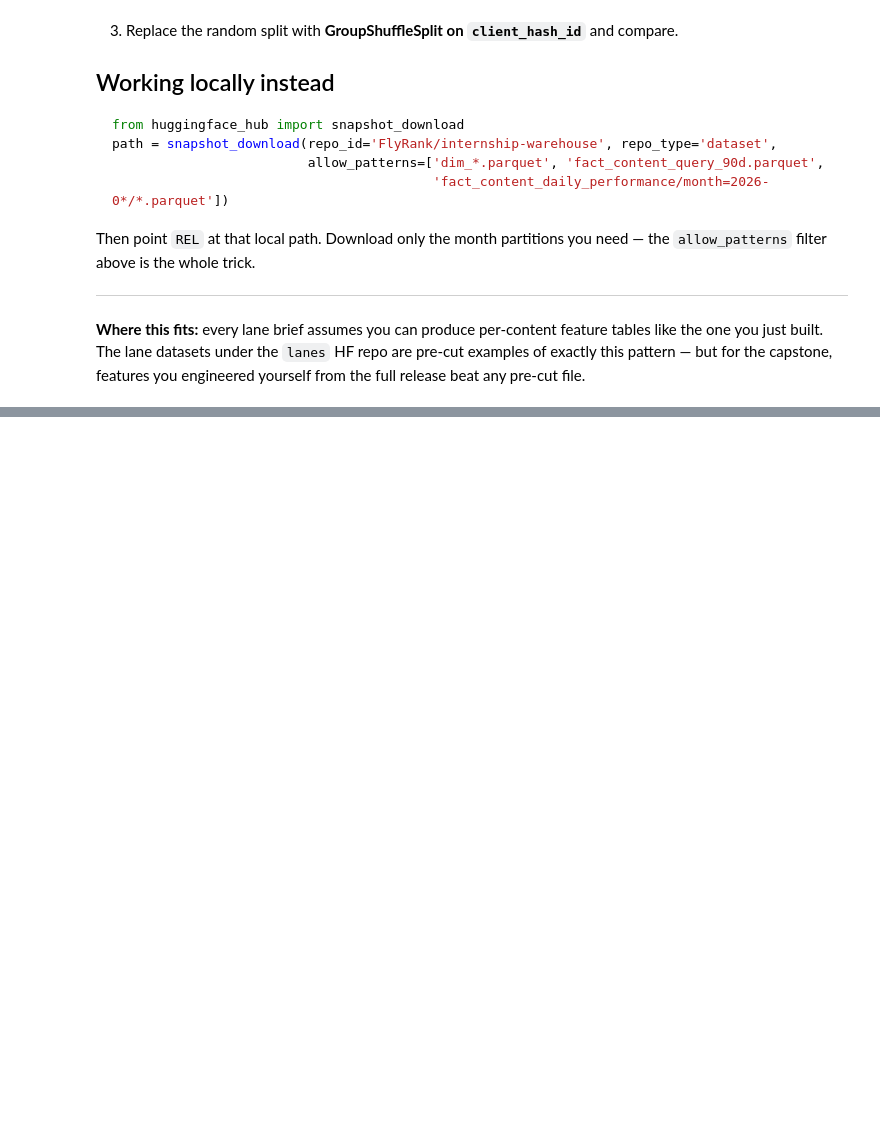
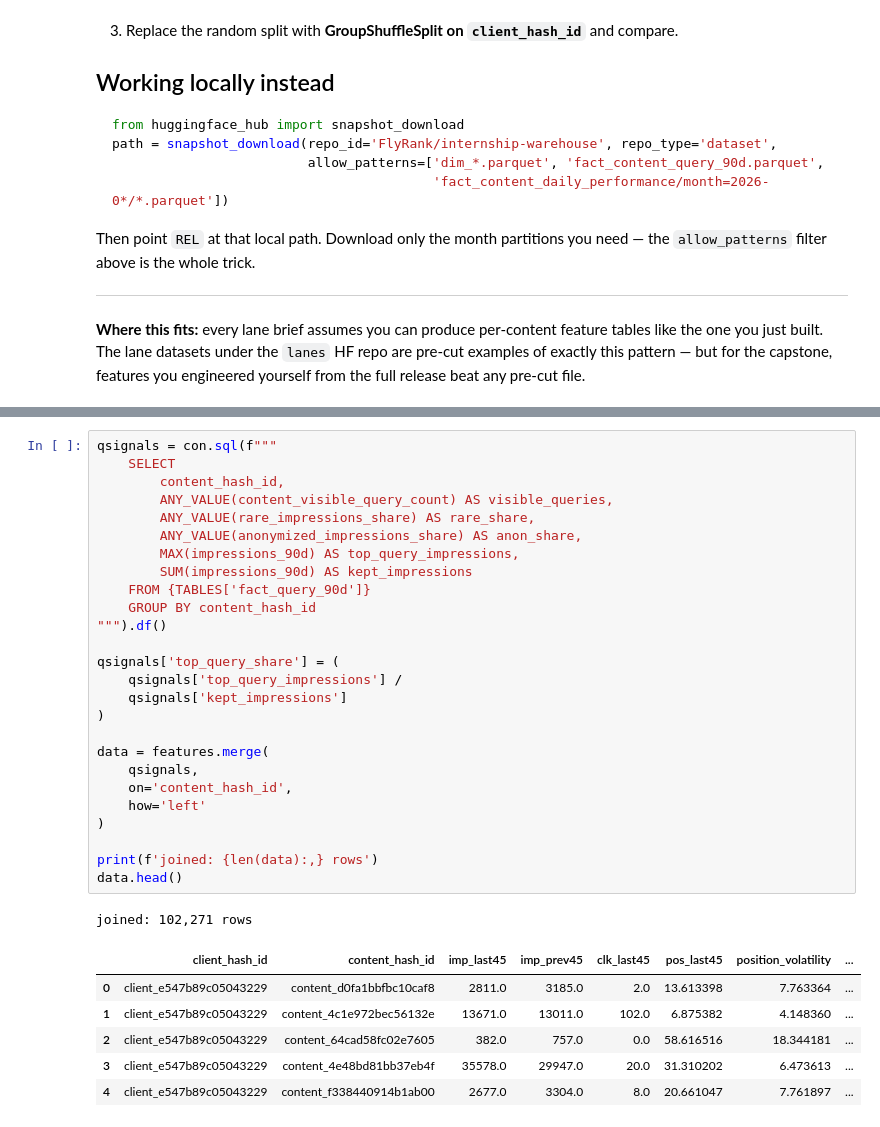
Before and after one commit to busrayildirim0/flyrank-ml-internship, a Jupyter notebook: notebooks/03_working_with_the_full_release.ipynb, the cells around one changed output, grey strips where cells are left out. Saved outputs shown, nothing was run; the diff lists cells and outputs as text; blank space fills up the shorter version.

```diff
--- a/notebooks/03_working_with_the_full_release.ipynb
+++ b/notebooks/03_working_with_the_full_release.ipynb
@@ -183,0 +298,34 @@ release beat any pre-cut file.
+# %%
+qsignals = con.sql(f"""
+    SELECT
+        content_hash_id,
+        ANY_VALUE(content_visible_query_count) AS visible_queries,
+        ANY_VALUE(rare_impressions_share) AS rare_share,
+        ANY_VALUE(anonymized_impressions_share) AS anon_share,
+        MAX(impressions_90d) AS top_query_impressions,
+        SUM(impressions_90d) AS kept_impressions
+    FROM {TABLES['fact_query_90d']}
+    GROUP BY content_hash_id
+""").df()
+
+qsignals['top_query_share'] = (
+    qsignals['top_query_impressions'] /
+    qsignals['kept_impressions']
+)
+
+data = features.merge(
+    qsignals,
+    on='content_hash_id',
+    how='left'
+)
+
+print(f'joined: {len(data):,} rows')
+data.head()
+# %% [output]
+joined: 102,271 rows
+|  | client_hash_id | content_hash_id | imp_last45 | imp_prev45 | clk_last45 | pos_last45 | position_volatility | ... |
+| 0 | client_e547b89c05043229 | content_d0fa1bbfbc10caf8 | 2811.0 | 3185.0 | 2.0 | 13.613398 | 7.763364 | ... |
+| 1 | client_e547b89c05043229 | content_4c1e972bec56132e | 13671.0 | 13011.0 | 102.0 | 6.875382 | 4.148360 | ... |
+| 2 | client_e547b89c05043229 | content_64cad58fc02e7605 | 382.0 | 757.0 | 0.0 | 58.616516 | 18.344181 | ... |
+| 3 | client_e547b89c05043229 | content_4e48bd81bb37eb4f | 35578.0 | 29947.0 | 20.0 | 31.310202 | 6.473613 | ... |
+| 4 | client_e547b89c05043229 | content_f338440914b1ab00 | 2677.0 | 3304.0 | 8.0 | 20.661047 | 7.761897 | ... |
```
Also changed, not shown: parts of 11 cells of this notebook.
